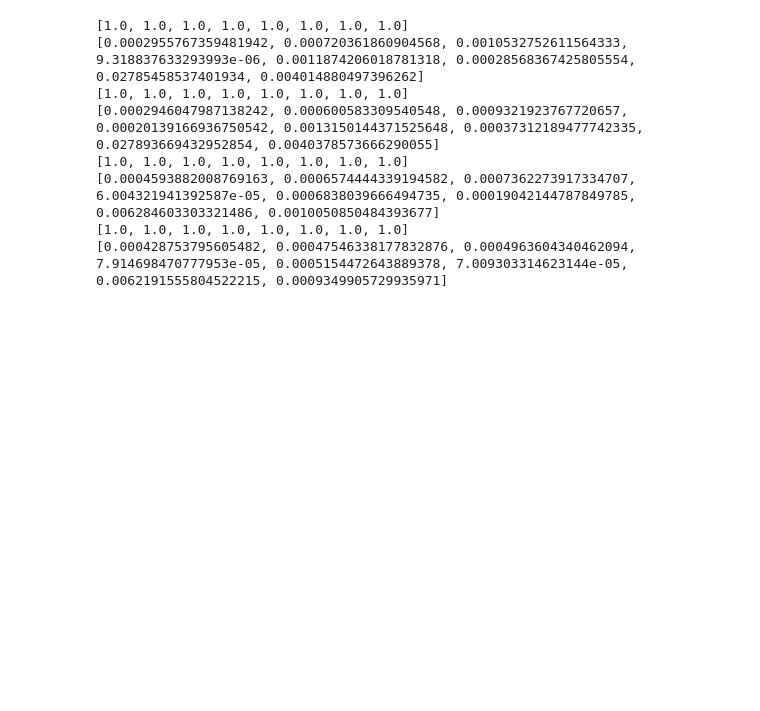
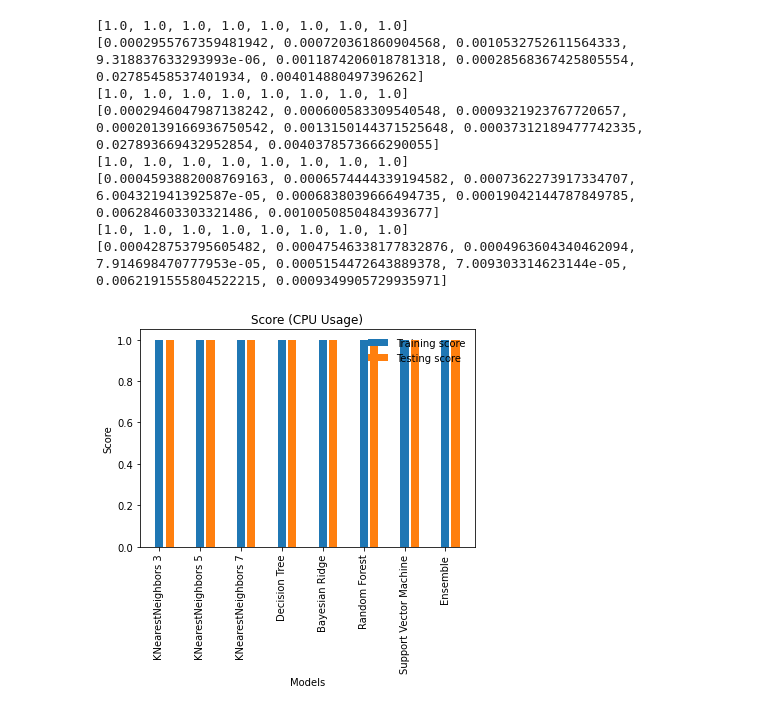
Before and after one commit to arindamkeswani/Cloud-Resource-Allocation, a Jupyter notebook: CPU_Memory_Usage.ipynb, the cells around one changed output. Saved outputs shown, nothing was run; the diff lists cells and outputs as text; code cells hidden in the pictures; blank space fills up the shorter version.

Commit message:
R2-Score and Error graphs added

```diff
--- a/CPU_Memory_Usage.ipynb
+++ b/CPU_Memory_Usage.ipynb
@@ -1988,7 +1988,7 @@ te_er2.append(math.sqrt(mean_squared_error(y_test2,y_pred_te)))
 # %%
 ###########################################
 # %%
-mod=['KNN3','KNN5','KNN7','DT',"BR",'RF',"SVM","Ensemble"]
+mod=['KNearestNeighbors 3','KNearestNeighbors 5','KNearestNeighbors 7','Decision Tree',"Bayesian Ridge",'Random Forest',"Support Vector Machine","Ensemble"]
 
 print(tr_sc1)
 print(tr_er1)
@@ -2008,3 +2008,19 @@ print(te_er2)
 [0.0004593882008769163, 0.0006574444339194582, 0.0007362273917334707, 6.004321941392587e-05, 0.0006838039666494735, 0.00019042144787849785, 0.006284603303321486, 0.0010050850484393677]
 [1.0, 1.0, 1.0, 1.0, 1.0, 1.0, 1.0, 1.0]
 [0.000428753795605482, 0.00047546338177832876, 0.0004963604340462094, 7.914698470777953e-05, 0.0005154472643889378, 7.009303314623144e-05, 0.0062191555804522215, 0.0009349905729935971]
+# %%
+import matplotlib.pyplot as plt
+import numpy as np
+nodes= np.arange(len(mod))
+
+plt.bar(nodes,tr_sc1,width=0.2, align='center' ,label='Training score')
+plt.bar(nodes+0.25,te_sc1,width=0.2, align='center',label='Testing score')
+
+plt.title("Score (CPU Usage)")
+plt.xlabel("Models")
+plt.ylabel("Score")
+plt.xticks(nodes,mod,rotation=90)
+plt.legend(loc='best', frameon=False)
+plt.show()
+# %% [output]
+[figure, added]
```
Also changed, not shown: parts of 4 cells of this notebook.
